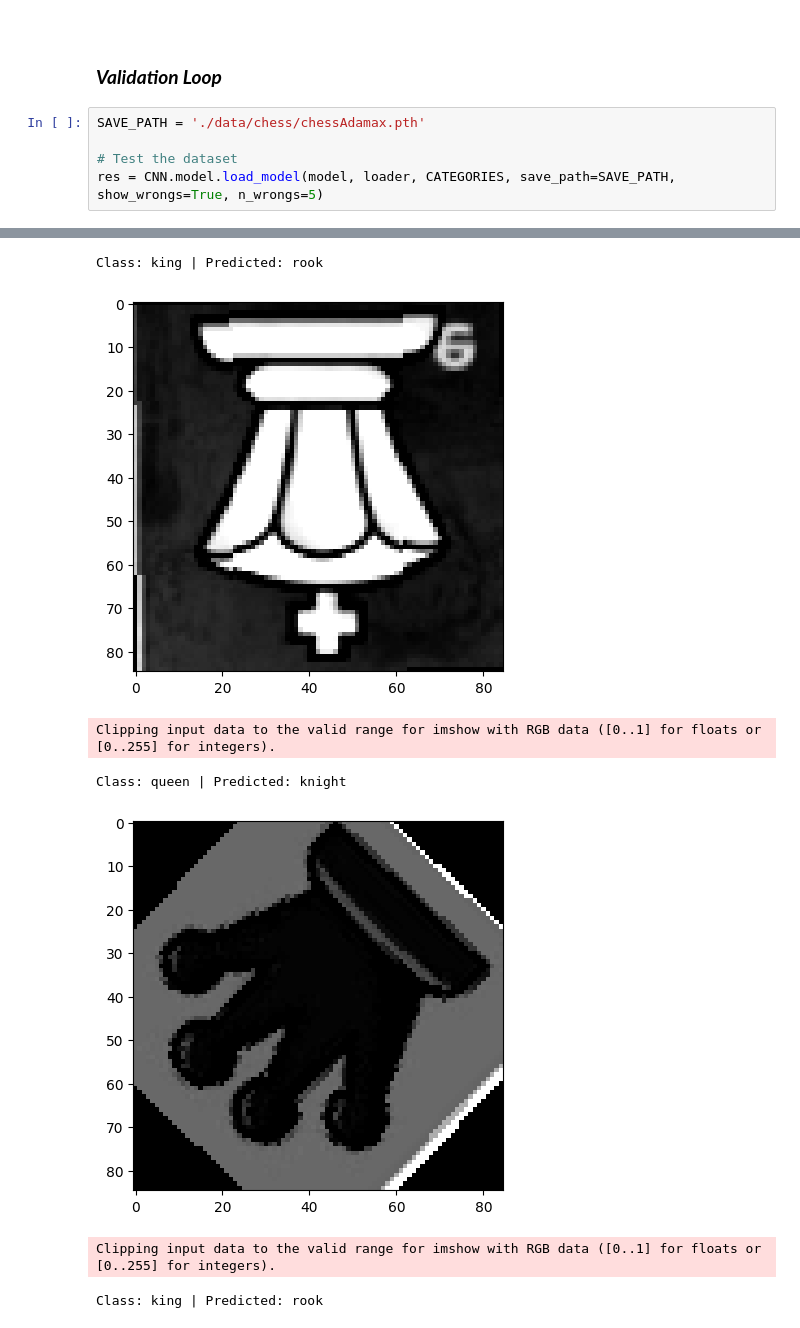
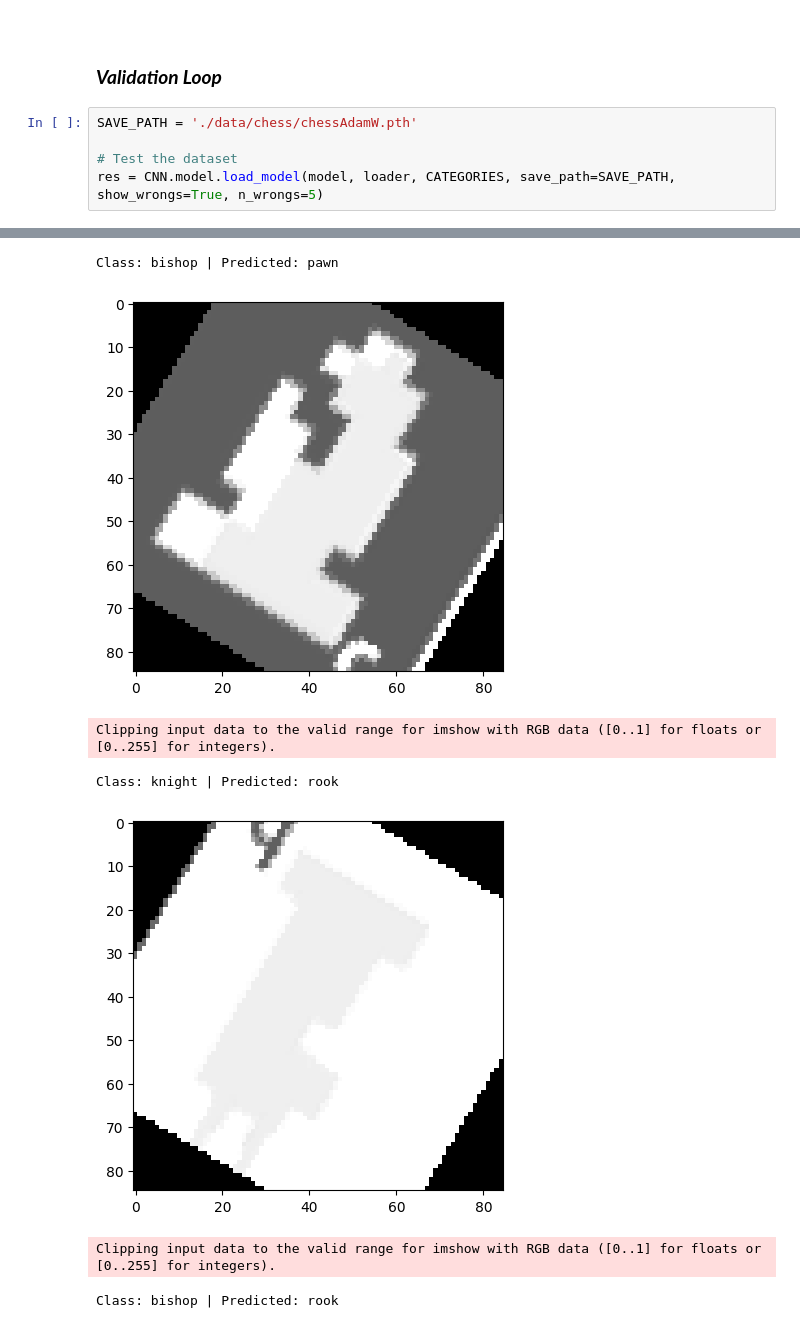
Before and after one commit to QuietXO/Booored, a Jupyter notebook: GIC/ChessPieceValidation.ipynb, the cells around one changed output, grey strips where cells are left out. Cells and saved outputs as stored; diff of their text form.

Commit message:
AdamW model

```diff
--- a/GIC/ChessPieceValidation.ipynb
+++ b/GIC/ChessPieceValidation.ipynb
@@ -71,7 +71,7 @@ Batch size: 64 | Colour size: 1 | Image Size: 85*85 pixels
 
 ### __*Validation Loop*__
 # %%
-SAVE_PATH = './data/chess/chessAdamax.pth'
+SAVE_PATH = './data/chess/chessAdamW.pth'
 
 # Test the dataset
 res = CNN.model.load_model(model, loader, CATEGORIES, save_path=SAVE_PATH, show_wrongs=True, n_wrongs=5)
@@ -82,8 +82,8 @@ Class: rook | Predicted: bishop
 Clipping input data to the valid range for imshow with RGB data ([0..1] for floats or [0..255] for integers).
-Class: king | Predicted: rook
+Class: bishop | Predicted: pawn
-[figure, old version]
+[figure, new version]
 Clipping input data to the valid range for imshow with RGB data ([0..1] for floats or [0..255] for integers).
-Class: queen | Predicted: knight
+Class: knight | Predicted: rook
-[figure, old version]
+[figure, new version]
 Clipping input data to the valid range for imshow with RGB data ([0..1] for floats or [0..255] for integers).
-Class: king | Predicted: rook
+Class: bishop | Predicted: rook
```
Also changed, not shown: parts of 2 cells of this notebook, 4 other files.
